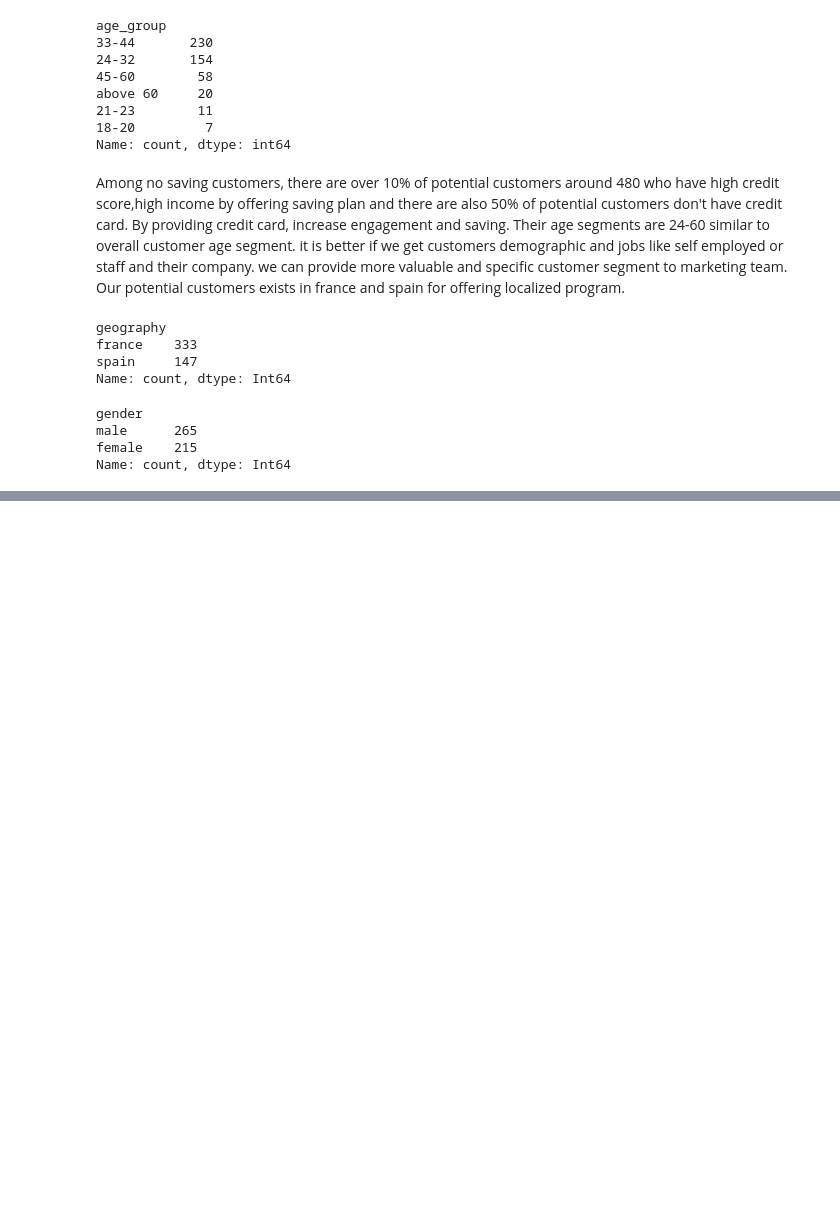
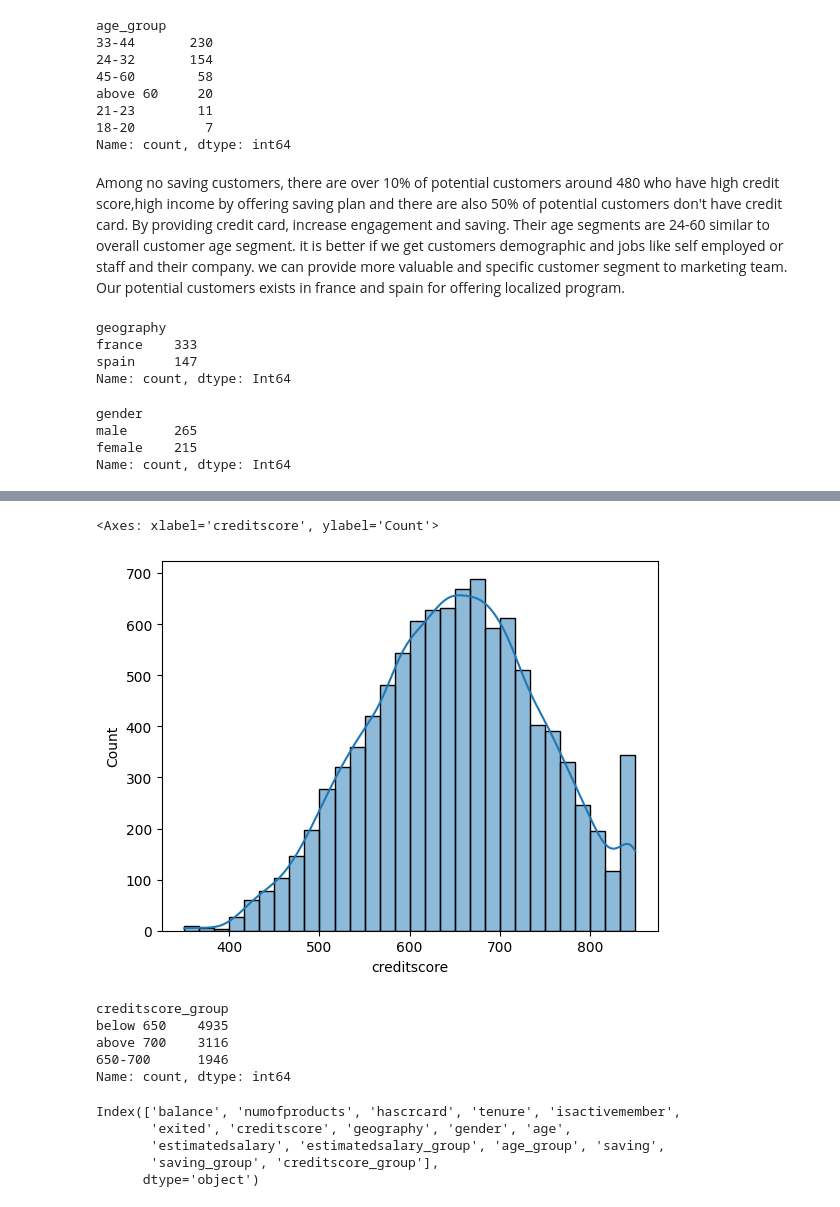
Before and after one commit to shwezin-coder/Bank-Churn-Customer, a Jupyter notebook: bank_churn_analysis.ipynb, the cells around one changed output, grey strips where cells are left out. Cells and saved outputs as stored; diff of their text form; code cells hidden in the pictures; blank space fills up the shorter version.

```diff
--- a/bank_churn_analysis.ipynb
+++ b/bank_churn_analysis.ipynb
@@ -554,0 +596,2 @@ Name: count, dtype: Int64
+# %%
+bank_account_df['saving'] = bank_account_df['balance'].apply(lambda x:1 if x>0 else 0)
@@ -554,0 +610,3 @@ Name: count, dtype: Int64
+# %%
+bank_account_df['saving_group'] = pd.cut(bank_account_df['balance'],bins=[-1,0,50000,100000,150000,200000,300000],labels=['no saving','below 50k','50k-1 lakhs','1 lakhs - 1.5 lakhs','1.5 lakhs - 2 lakhs','above 2 lakhs'])
+bank_account_df['saving_group'].value_counts()
@@ -554,0 +622,5 @@ Name: count, dtype: Int64
+# %%
+sns.histplot(bank_account_df['creditscore'],bins=30,kde=True)
+# %% [output]
+<Axes: xlabel='creditscore', ylabel='Count'>
+[figure, added]
@@ -554,0 +629,16 @@ Name: count, dtype: Int64
+# %%
+bank_account_df['creditscore_group'].value_counts()
+# %% [output]
+creditscore_group
+below 650    4935
+above 700    3116
+650-700      1946
+Name: count, dtype: int64
+# %%
+bank_account_df.columns
+# %% [output]
+Index(['balance', 'numofproducts', 'hascrcard', 'tenure', 'isactivemember',
+       'exited', 'creditscore', 'geography', 'gender', 'age',
+       'estimatedsalary', 'estimatedsalary_group', 'age_group', 'saving',
+       'saving_group', 'creditscore_group'],
+      dtype='object')
```
Also changed, not shown: parts of 13 cells of this notebook.
